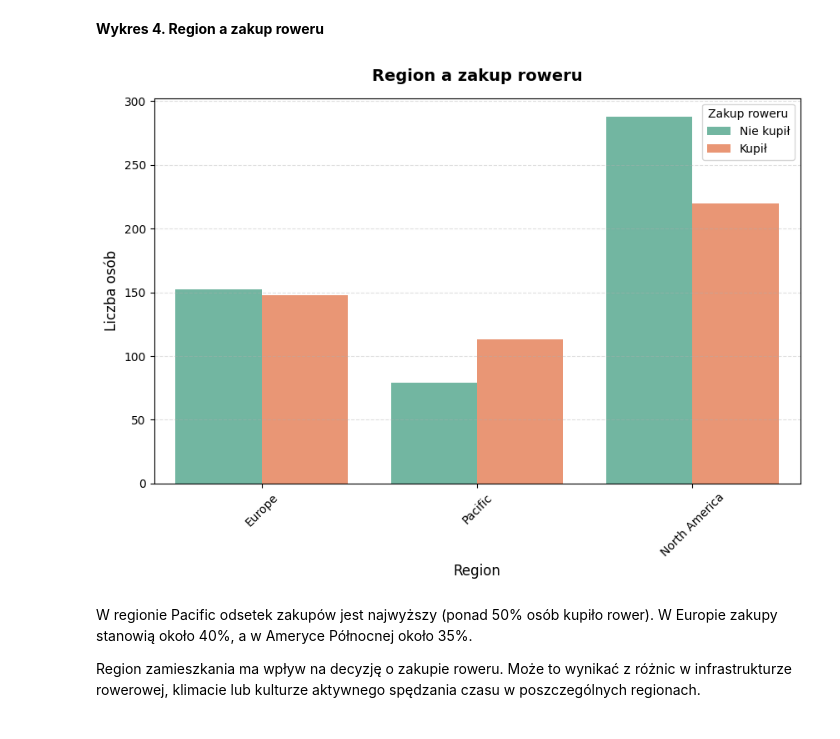
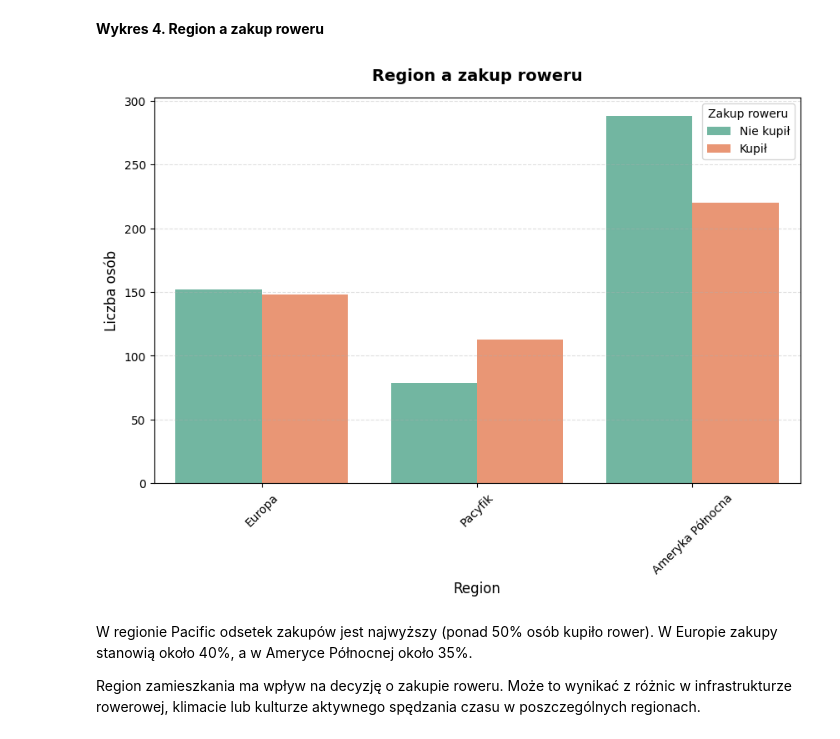
Before and after one commit to turekzuzanna32-05/Projekt---Rowery, a Jupyter notebook: 2. Wizualizacja.ipynb, the cells around one changed output. Drawn from its saved outputs; the diff is of its cells as text; code cells hidden in the pictures.

```diff
--- a/2. Wizualizacja.ipynb
+++ b/2. Wizualizacja.ipynb
@@ -75,15 +76,16 @@ Mężczyźni częściej kupują rowery niż kobiety. Wśród mężczyzn liczba k
 # %%
 plt.figure(figsize=(10, 6))
 sns.countplot(x='Region', hue='Purchased Bike', data=df, palette='Set2')
 plt.title('Region a zakup roweru', fontsize=14, fontweight='bold', pad=15)
 plt.xlabel('Region', fontsize=12)
 plt.ylabel('Liczba osób', fontsize=12)
 plt.legend(title='Zakup roweru', labels=['Nie kupił', 'Kupił'], frameon=True)
 plt.xticks(rotation=45)
+plt.xticks([0, 1, 2], ['Europa', 'Pacyfik', 'Ameryka Północna'], rotation=45)
 plt.grid(axis='y', linestyle='--', alpha=0.4)
 plt.show()
 # %% [output]
-[figure, old version]
+[figure, new version]
 # %% [markdown]
 W regionie Pacific odsetek zakupów jest najwyższy (ponad 50% osób kupiło rower). W Europie zakupy stanowią około 40%, a w Ameryce Północnej około 35%.
 
```
Also changed, not shown: parts of 4 cells of this notebook, 2 other files.
